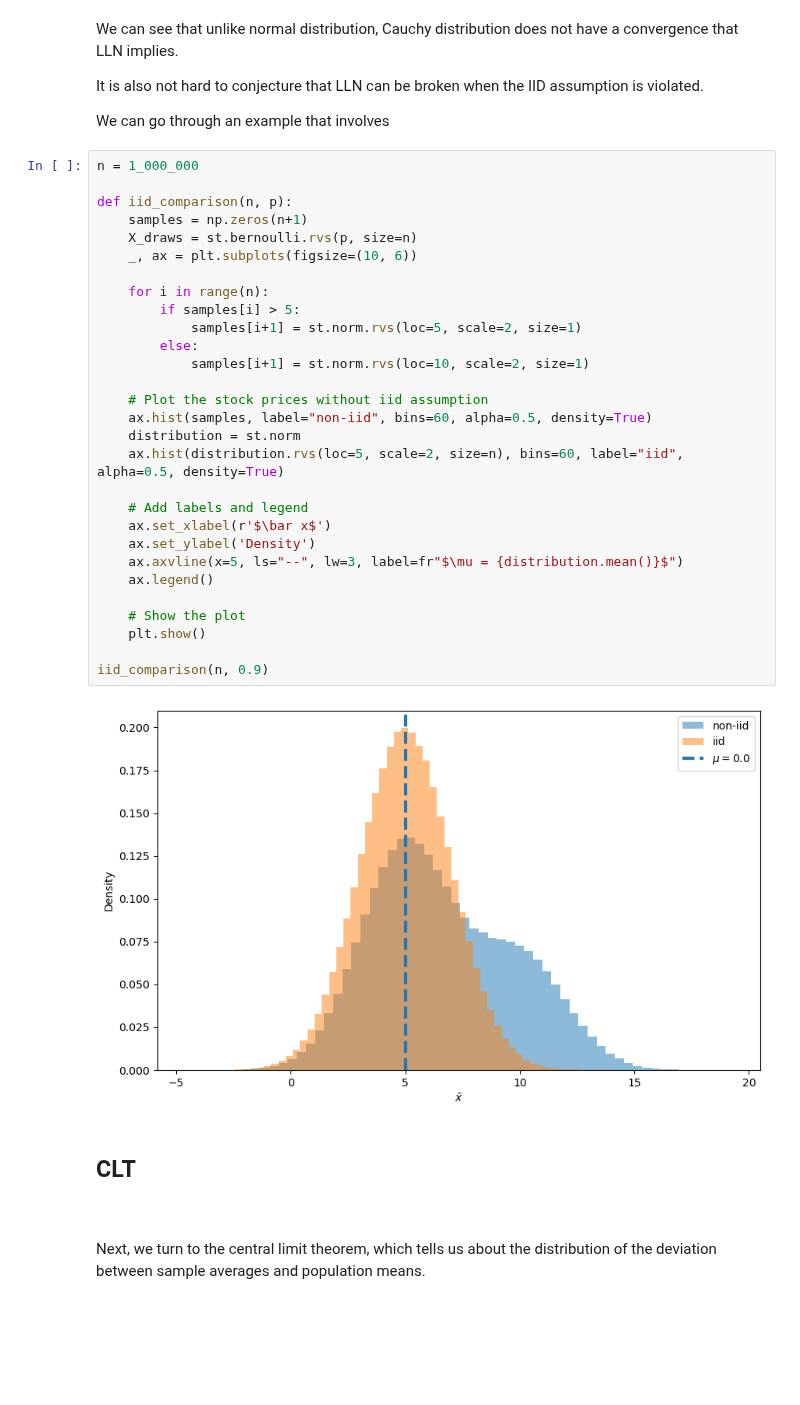
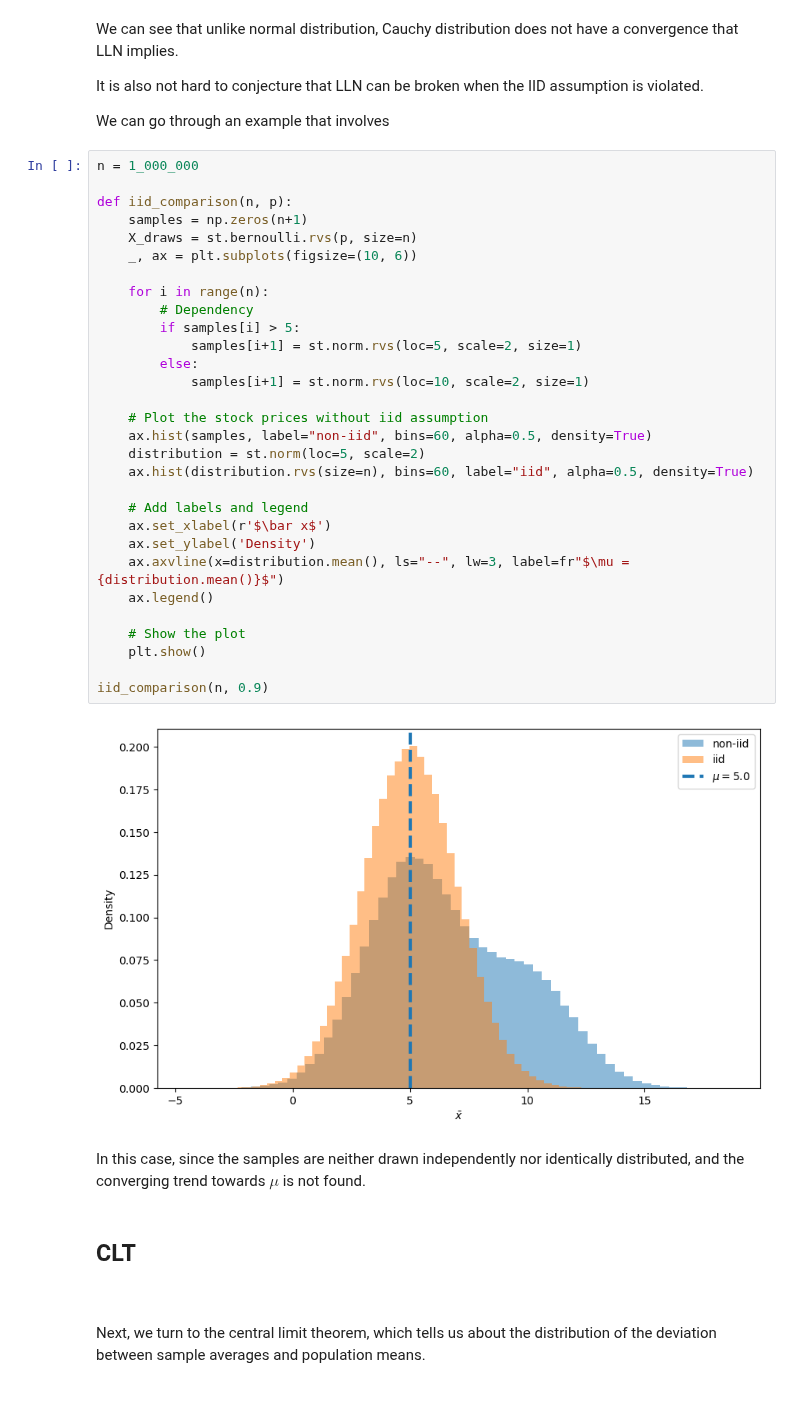
Before and after one commit to QuantEcon/lecture-python-intro, a Jupyter notebook: in-work/lln_clt.ipynb, the cells around one changed output. Saved outputs shown, nothing was run; the diff lists cells and outputs as text; blank space fills up the shorter version.

```diff
--- a/in-work/lln_clt.ipynb
+++ b/in-work/lln_clt.ipynb
@@ -338,34 +340,37 @@ We can go through an example that involves
 # %%
 n = 1_000_000
 
 def iid_comparison(n, p):
     samples = np.zeros(n+1)
     X_draws = st.bernoulli.rvs(p, size=n)
     _, ax = plt.subplots(figsize=(10, 6))
 
     for i in range(n):
+        # Dependency
         if samples[i] > 5:
             samples[i+1] = st.norm.rvs(loc=5, scale=2, size=1)
         else:
             samples[i+1] = st.norm.rvs(loc=10, scale=2, size=1)
 
     # Plot the stock prices without iid assumption
     ax.hist(samples, label="non-iid", bins=60, alpha=0.5, density=True)
-    distribution = st.norm
-    ax.hist(distribution.rvs(loc=5, scale=2, size=n), bins=60, label="iid", alpha=0.5, density=True)
+    distribution = st.norm(loc=5, scale=2)
+    ax.hist(distribution.rvs(size=n), bins=60, label="iid", alpha=0.5, density=True)
 
     # Add labels and legend
     ax.set_xlabel(r'$\bar x$')
     ax.set_ylabel('Density')
-    ax.axvline(x=5, ls="--", lw=3, label=fr"$\mu = {distribution.mean()}$")
+    ax.axvline(x=distribution.mean(), ls="--", lw=3, label=fr"$\mu = {distribution.mean()}$")
     ax.legend()
 
     # Show the plot
     plt.show()
 
 iid_comparison(n, 0.9)
 # %% [output]
-[figure, old version]
+[figure, new version]
+# %% [markdown]
+In this case, since the samples are neither drawn independently nor identically distributed, and the converging trend towards $\mu$ is not found.
 # %% [markdown]
 ## CLT
 
```
Also changed, not shown: parts of 10 cells of this notebook.
